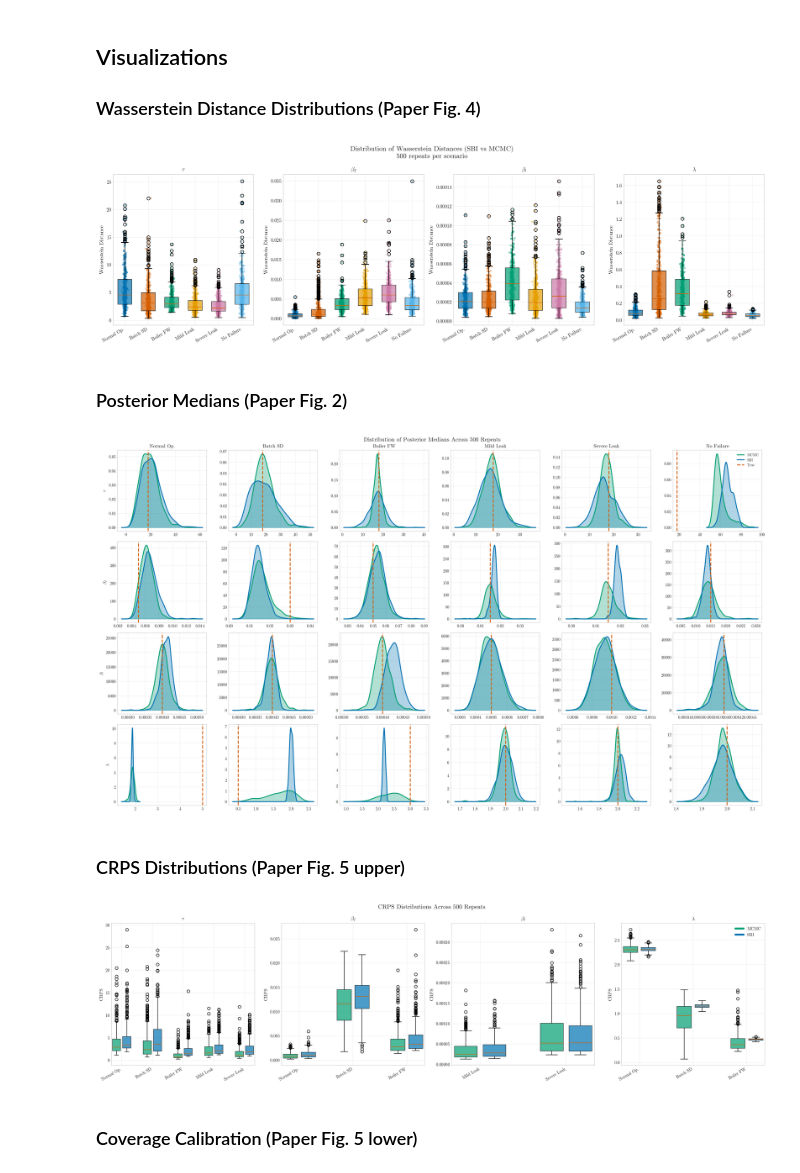
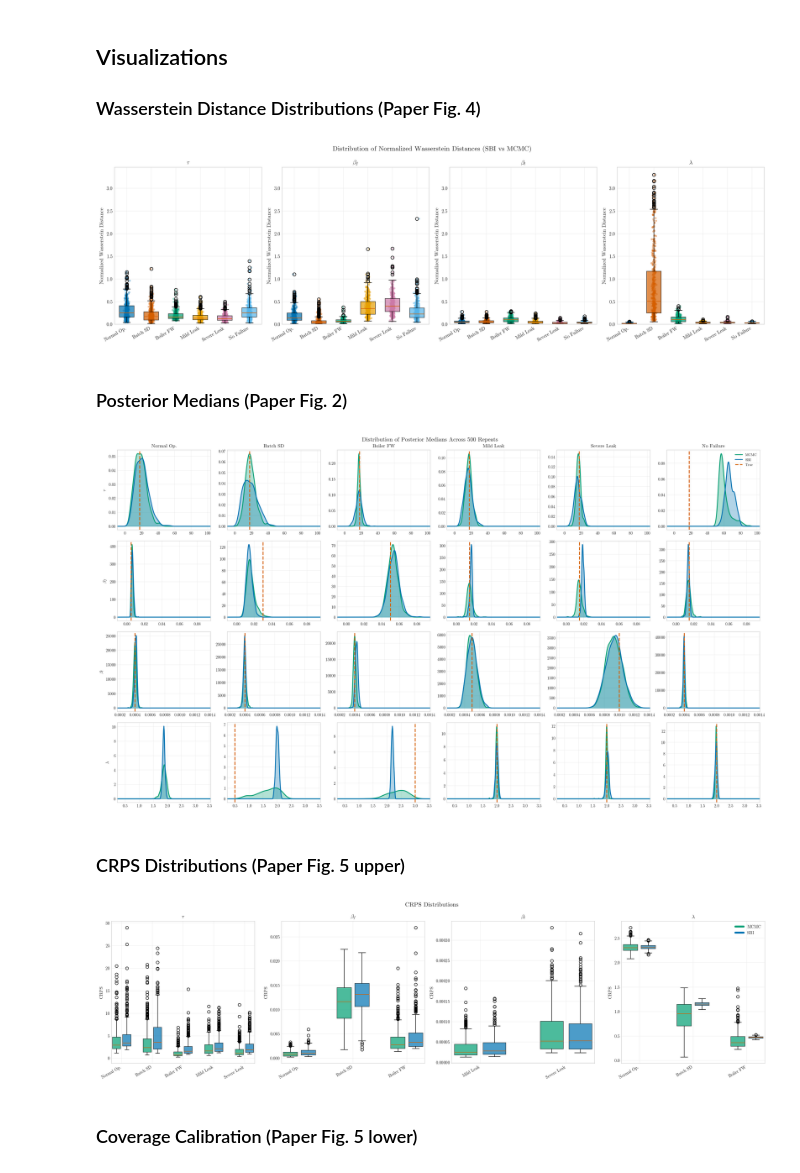
Before and after one commit to petercollett-cognite/sbi_mcmc_heat_exchanger, a Jupyter notebook: notebooks/04_multi_sample_study.ipynb, the cells around one changed output. Saved outputs shown, nothing was run; the diff lists cells and outputs as text; code cells hidden in the pictures.

```diff
--- a/notebooks/04_multi_sample_study.ipynb
+++ b/notebooks/04_multi_sample_study.ipynb
@@ -387,12 +387,23 @@ fig, axes = plt.subplots(1, len(PARAMS), figsize=(4.5 * len(PARAMS), 5.5))
 if len(PARAMS) == 1:
     axes = [axes]
 
+# Normalize Wasserstein by true parameter
+normalized_data_by_param = []
+global_max = 0.0
+for param_key, _ in PARAMS:
+    param_data = []
+    for s in ACTIVE_SCENARIOS:
+        true_val = SCENARIO_CONFIGS[s][param_key]
+        scale = max(abs(true_val), 1e-12)
+        vals = [m[f"wasserstein_{param_key}"] / scale for m in all_metrics[s]]
+        param_data.append(vals)
+        if len(vals) > 0:
+            global_max = max(global_max, np.max(vals))
+    normalized_data_by_param.append(param_data)
+
 for k, (param_key, param_label) in enumerate(PARAMS):
     ax = axes[k]
-    data = []
-    for s in ACTIVE_SCENARIOS:
-        vals = [m[f"wasserstein_{param_key}"] for m in all_metrics[s]]
-        data.append(vals)
+    data = normalized_data_by_param[k]
 
     bp = ax.boxplot(data, patch_artist=True, widths=0.6)
     for patch, color in zip(bp['boxes'], ACTIVE_COLORS):
@@ -404,17 +415,19 @@ for k, (param_key, param_label) in enumerate(PARAMS):
         ax.scatter(x, d, alpha=0.4, s=15, color=ACTIVE_COLORS[j], edgecolor='none')
 
     ax.set_xticklabels(ACTIVE_LABELS, rotation=30, ha='right')
-    ax.set_ylabel('Wasserstein Distance')
+    ax.set_ylabel('Normalized Wasserstein Distance')
     ax.set_title(param_label)
     ax.grid(True, alpha=0.3)
 
-fig.suptitle('Distribution of Wasserstein Distances (SBI vs MCMC)\n500 repeats per scenario',
+    ax.set_ylim(0, 1.05 * max(global_max, 1e-12))
+
+fig.suptitle('Distribution of Normalized Wasserstein Distances (SBI vs MCMC)',
              fontsize=13, fontweight='bold')
 plt.tight_layout()
 save_fig(fig, figures_dir / "wasserstein_distributions")
 plt.show()
 # %% [output]
-[figure, old version]
+[figure, new version]
 # %% [markdown]
 ### Posterior Medians (Paper Fig. 2)
 # %%
@@ -425,6 +438,20 @@ if len(ACTIVE_SCENARIOS) == 1:
 
 for row, (param_key, param_label) in enumerate(PARAMS):
     true_val = None
+
+    # Use one shared x-axis range for the whole row (all scenarios).
+    row_mcmc = []
+    row_sbi = []
+    for scenario_name in ACTIVE_SCENARIOS:
+        row_mcmc.extend([m[f"mcmc_{param_key}_median"] for m in all_metrics[scenario_name]])
+        row_sbi.extend([m[f"sbi_{param_key}_median"] for m in all_metrics[scenario_name]])
+
+    x_all_row = np.concatenate([np.asarray(row_mcmc), np.asarray(row_sbi)])
+    x_min, x_max = x_all_row.min(), x_all_row.max()
+    pad = 0.15 * (x_max - x_min + 1e-12)
+    x_left, x_right = x_min - pad, x_max + pad
+    x_plot = np.linspace(x_left, x_right, 300)
+
     for col, scenario_name in enumerate(ACTIVE_SCENARIOS):
         ax = axes[row, col]
         config = SCENARIO_CONFIGS[scenario_name]
@@ -432,40 +459,36 @@ for row, (param_key, param_label) in enumerate(PARAMS):
 
         mcmc_medians = [m[f"mcmc_{param_key}_median"] for m in all_metrics[scenario_name]]
         sbi_medians = [m[f"sbi_{param_key}_median"] for m in all_metrics[scenario_name]]
-
-        x_all = np.concatenate([mcmc_medians, sbi_medians])
-        x_min, x_max = x_all.min(), x_all.max()
-        pad = 0.15 * (x_max - x_min + 1e-12)
-        x_plot = np.linspace(x_min - pad, x_max + pad, 300)
 
         try:
             kde_mcmc = gaussian_kde(mcmc_medians)
             kde_sbi = gaussian_kde(sbi_medians)
             ax.plot(x_plot, kde_mcmc(x_plot), color=MCMC_COLOR, lw=2, label='MCMC')
             ax.fill_between(x_plot, kde_mcmc(x_plot), alpha=0.3, color=MCMC_COLOR)
             ax.plot(x_plot, kde_sbi(x_plot), color=SBI_COLOR, lw=2, label='SBI')
             ax.fill_between(x_plot, kde_sbi(x_plot), alpha=0.3, color=SBI_COLOR)
         except Exception:
             ax.hist(mcmc_medians, bins=30, alpha=0.5, color=MCMC_COLOR, density=True, label='MCMC')
             ax.hist(sbi_medians, bins=30, alpha=0.5, color=SBI_COLOR, density=True, label='SBI')
 
+        ax.set_xlim(x_left, x_right)
         ax.axvline(true_val, color=TRUE_COLOR, ls='--', lw=2, label='True')
         ax.grid(True, alpha=0.3)
 
         if row == 0:
             ax.set_title(ACTIVE_LABELS[col], fontsize=11)
         if col == 0:
             ax.set_ylabel(param_label)
         if row == 0 and col == len(ACTIVE_SCENARIOS) - 1:
             ax.legend(fontsize=8)
 
 fig.suptitle('Distribution of Posterior Medians Across 500 Repeats',
              fontsize=13, fontweight='bold')
 plt.tight_layout()
 save_fig(fig, figures_dir / "posterior_medians_distributions")
 plt.show()
 # %% [output]
-[figure, old version]
+[figure, new version]
 # %% [markdown]
 ### CRPS Distributions (Paper Fig. 5 upper)
 # %%
@@ -518,13 +541,13 @@ legend_elements = [
 ]
 axes[-1].legend(handles=legend_elements, loc='upper right')
 
-fig.suptitle('CRPS Distributions Across 500 Repeats',
+fig.suptitle('CRPS Distributions',
              fontsize=13, fontweight='bold')
 plt.tight_layout()
 save_fig(fig, figures_dir / "crps_distributions")
 plt.show()
 # %% [output]
-[figure, old version]
+[figure, new version]
 # %% [markdown]
 ### Coverage Calibration (Paper Fig. 5 lower)
 # %%
```
Also changed, not shown: 7 other files.
